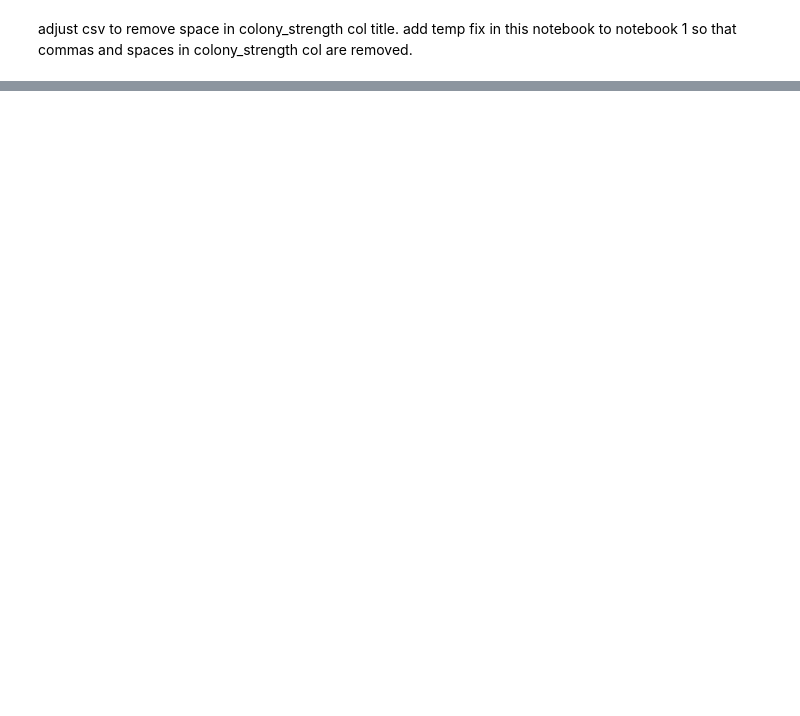
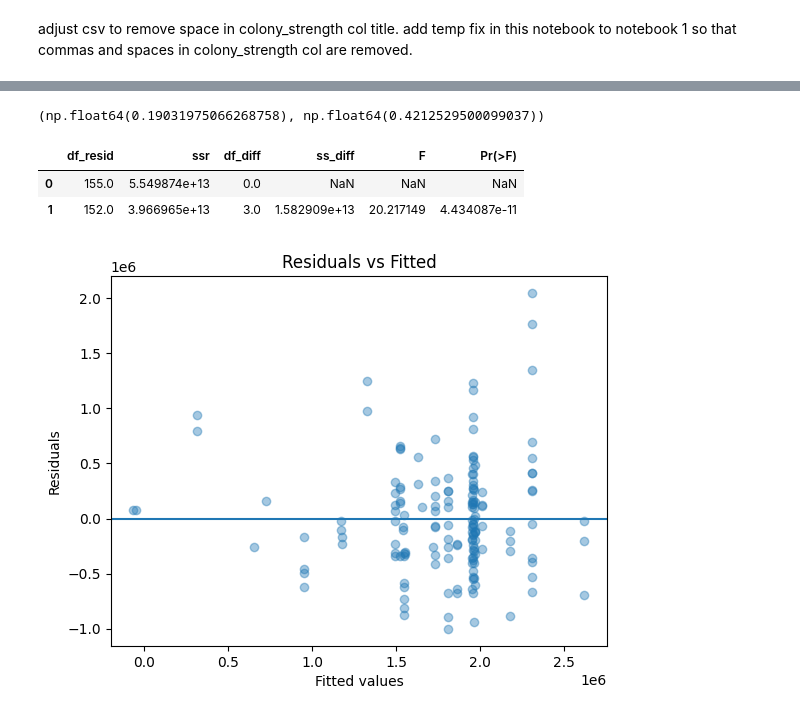
Before and after one commit to dmontelucas/wmp-bf-efficiency, a Jupyter notebook: notebooks/03_efficiency_modeling.ipynb, the cells around one changed output, grey strips where cells are left out. Drawn from its saved outputs; the diff is of its cells as text; code cells hidden in the pictures; blank space fills up the shorter version.

```diff
--- a/notebooks/03_efficiency_modeling.ipynb
+++ b/notebooks/03_efficiency_modeling.ipynb
@@ -17,0 +22,13 @@ Error:
+# %%
+df["origin"] = df["line_id"].str.extract(r"(LAO|TML)")
+df["treatment"] = df["line_id"].str.extract(r"(BRO|AMP)")
+# %%
+model_df = df[[
+    "egg_output_total",
+    "blood_input_ml",
+    "colony_strength",
+    "origin",
+    "treatment"
+]].dropna()
+
+model_df.shape
@@ -17,0 +66,12 @@ Error:
+# %%
+full_model = smf.ols(
+    formula="""
+        egg_output_total ~
+        blood_input_ml +
+        colony_strength +
+        C(origin) * C(treatment)
+    """,
+    data=model_df
+).fit()
+
+print(full_model.summary())
@@ -17,0 +96,25 @@ Error:
+# %%
+baseline_model.rsquared, full_model.rsquared
+# %% [output]
+(np.float64(0.19031975066268758), np.float64(0.4212529500099037))
+# %%
+sm.stats.anova_lm(baseline_model, full_model)
+# %% [output]
+|  | df_resid | ssr | df_diff | ss_diff | F | Pr(>F) |
+| 0 | 155.0 | 5.549874e+13 | 0.0 | NaN | NaN | NaN |
+| 1 | 152.0 | 3.966965e+13 | 3.0 | 1.582909e+13 | 20.217149 | 4.434087e-11 |
+# %%
+residuals = full_model.resid
+fitted = full_model.fittedvalues
+# %%
+import matplotlib.pyplot as plt
+
+plt.figure()
+plt.scatter(fitted, residuals, alpha=0.4)
+plt.axhline(0)
+plt.xlabel("Fitted values")
+plt.ylabel("Residuals")
+plt.title("Residuals vs Fitted")
+plt.show()
+# %% [output]
+[figure, added]
```
Also changed, not shown: parts of 9 cells of this notebook.
